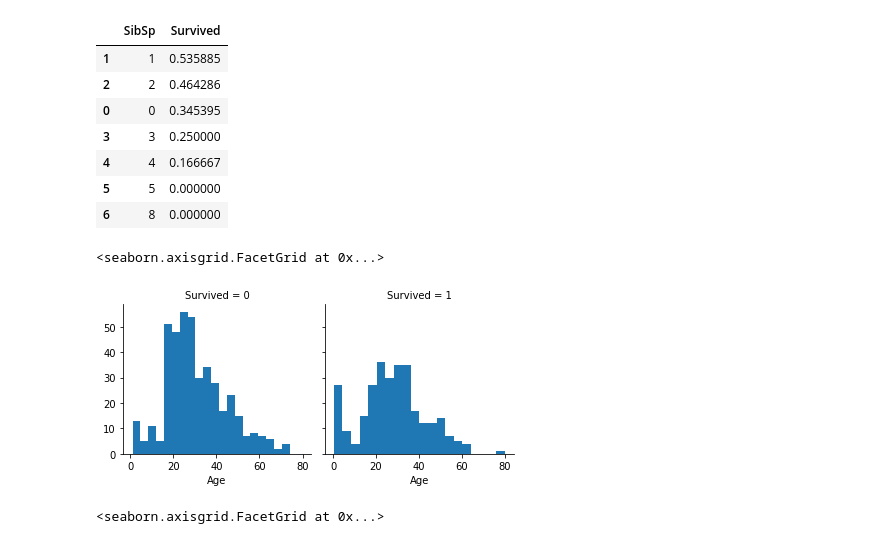
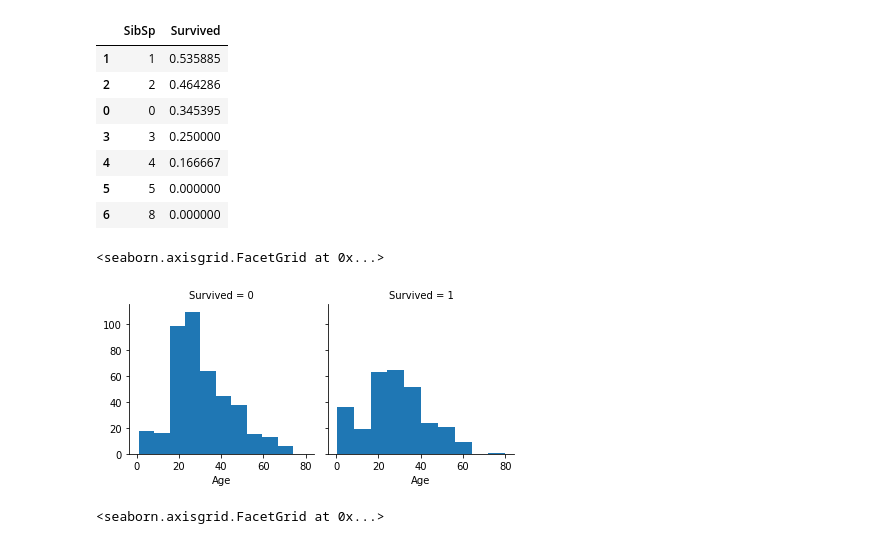
Before and after one commit to CSKIM999/ML-study, a Jupyter notebook: TF/titanic_traing.ipynb, the cells around one changed output. Saved outputs shown, nothing was run; the diff lists cells and outputs as text; code cells hidden in the pictures.

```diff
--- a/TF/titanic_traing.ipynb
+++ b/TF/titanic_traing.ipynb
@@ -214,13 +215,13 @@ train[['SibSp','Survived']].groupby(['SibSp'],as_index=False).mean().sort_values
 # %%
 # 생존자와 사망자 ( survived )를 왼쪽 오른쪽으로 나눠서 그리는 도표
 graph = sns.FacetGrid(train,col='Survived')
 
 # 그린다 -> mapping 한다
-graph.map(plt.hist,'Age',bins=20)
+graph.map(plt.hist,'Age',bins=10)
 # hist -> 막대그래프
 # %% [output]
 <seaborn.axisgrid.FacetGrid at 0x...>
-[figure, old version]
+[figure, new version]
 # %%
 # 히스토그램은 연속적 숫자 데이터를 파악하는 데 큰 도움이 됨.
 # 위와같이 탑승객 중 나이에 따른 생존률이 큰 차이를 보이는가? 에 대한 질문을 쉽게 파악 가능
```
Also changed, not shown: parts of 7 cells of this notebook.
